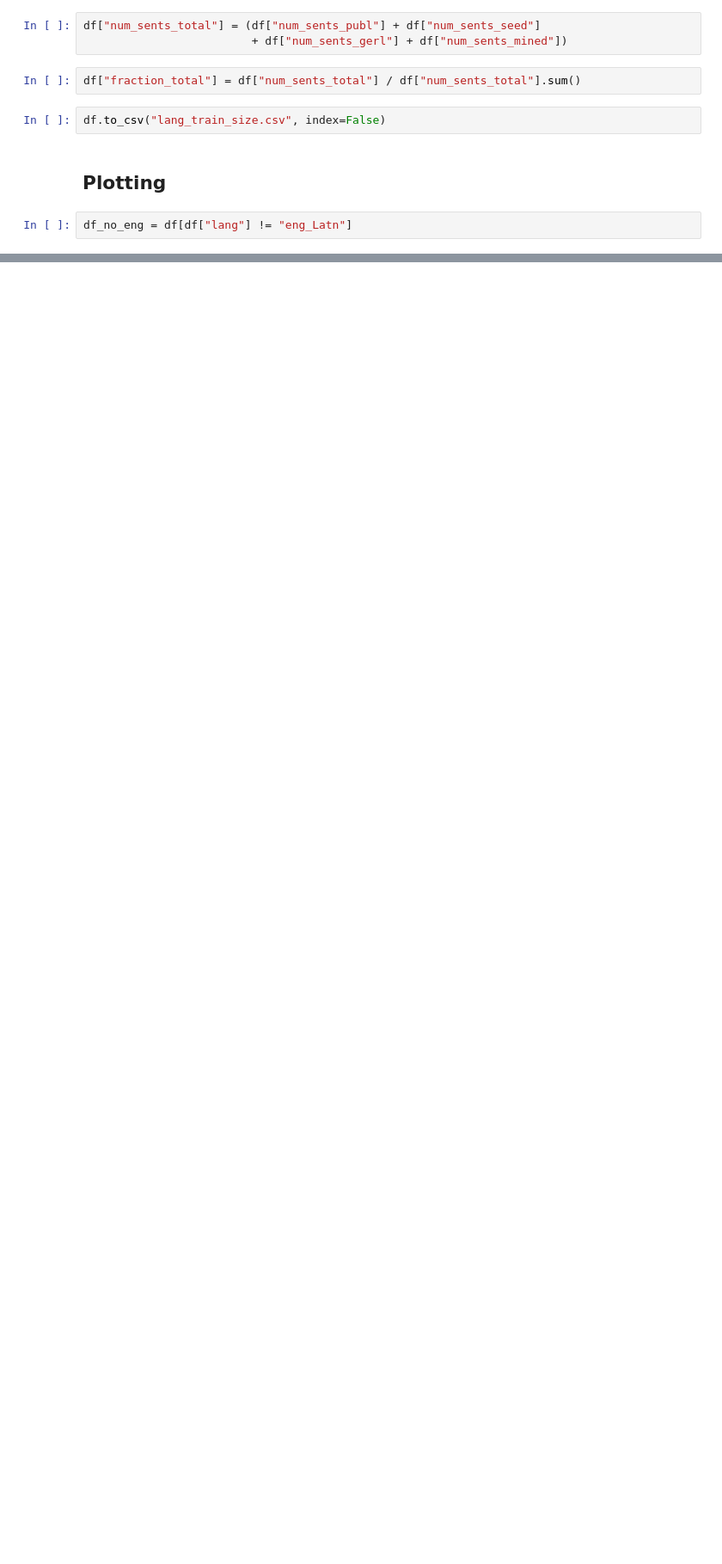
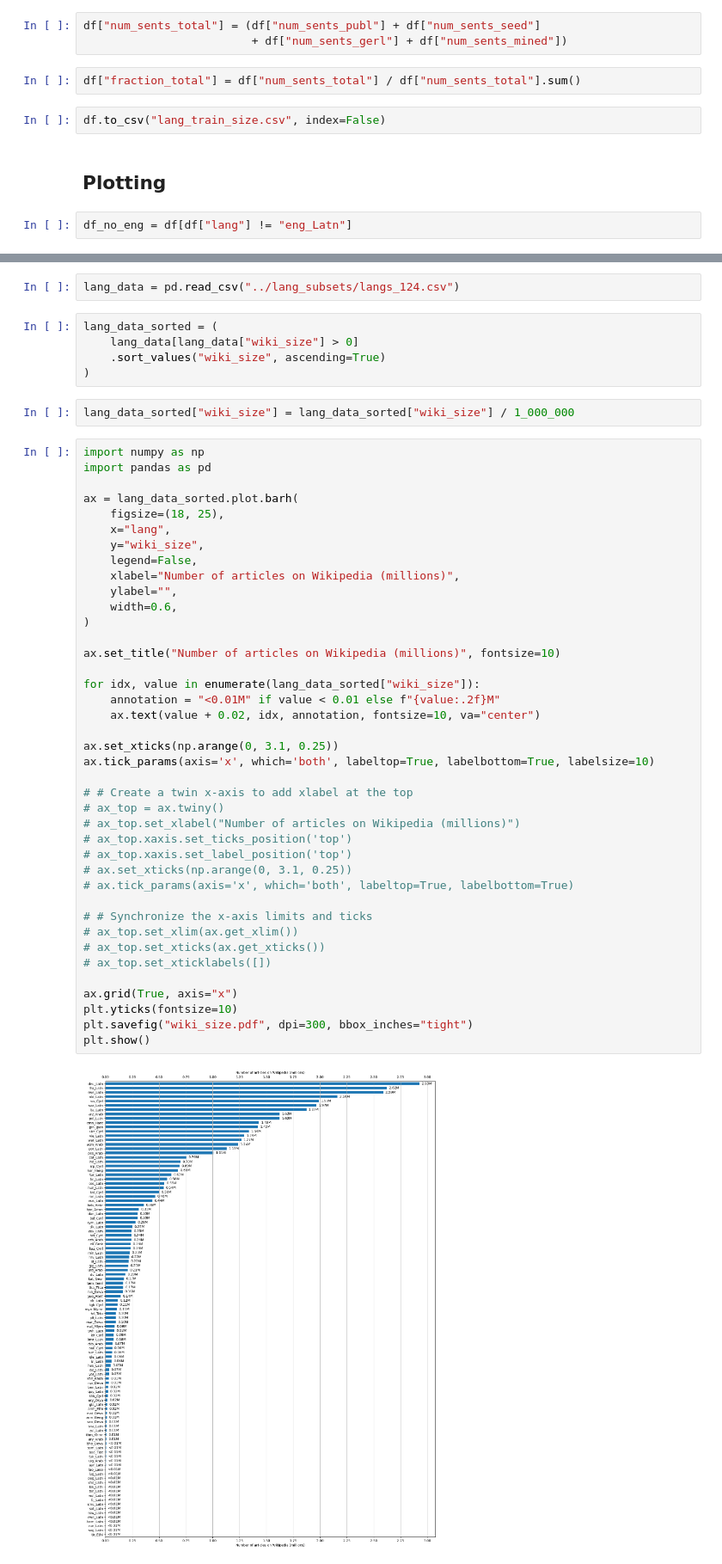
Before and after one commit to v-hirak/explaining-MT-difficulty, a Jupyter notebook: nllb_train_data_estimation/nllb_train_size_estimation.ipynb, the cells around one changed output, grey strips where cells are left out. Shown at 86% size. Saved outputs shown, nothing was run; the diff lists cells and outputs as text; blank space fills up the shorter version.

```diff
--- a/nllb_train_data_estimation/nllb_train_size_estimation.ipynb
+++ b/nllb_train_data_estimation/nllb_train_size_estimation.ipynb
@@ -180,0 +300,51 @@ df_sorted.plot.barh(x="lang", y="fraction_total", figsize=(50, 40), legend=False
+# %%
+lang_data = pd.read_csv("../lang_subsets/langs_124.csv")
+# %%
+lang_data_sorted = (
+    lang_data[lang_data["wiki_size"] > 0]
+    .sort_values("wiki_size", ascending=True)
+)
+# %%
+lang_data_sorted["wiki_size"] = lang_data_sorted["wiki_size"] / 1_000_000
+# %%
+import numpy as np
+import pandas as pd
+
+ax = lang_data_sorted.plot.barh(
+    figsize=(18, 25),
+    x="lang",
+    y="wiki_size",
+    legend=False,
+    xlabel="Number of articles on Wikipedia (millions)",
+    ylabel="",
+    width=0.6,
+)
+
+ax.set_title("Number of articles on Wikipedia (millions)", fontsize=10)
+
+for idx, value in enumerate(lang_data_sorted["wiki_size"]):
+    annotation = "<0.01M" if value < 0.01 else f"{value:.2f}M"
+    ax.text(value + 0.02, idx, annotation, fontsize=10, va="center")
+
+ax.set_xticks(np.arange(0, 3.1, 0.25))
+ax.tick_params(axis='x', which='both', labeltop=True, labelbottom=True, labelsize=10)
+
+# # Create a twin x-axis to add xlabel at the top
+# ax_top = ax.twiny()
+# ax_top.set_xlabel("Number of articles on Wikipedia (millions)")
+# ax_top.xaxis.set_ticks_position('top')
+# ax_top.xaxis.set_label_position('top')
+# ax.set_xticks(np.arange(0, 3.1, 0.25))
+# ax.tick_params(axis='x', which='both', labeltop=True, labelbottom=True)
+
+# # Synchronize the x-axis limits and ticks
+# ax_top.set_xlim(ax.get_xlim())
+# ax_top.set_xticks(ax.get_xticks())
+# ax_top.set_xticklabels([])
+
+ax.grid(True, axis="x")
+plt.yticks(fontsize=10)
+plt.savefig("wiki_size.pdf", dpi=300, bbox_inches="tight")
+plt.show()
+# %% [output]
+[figure, added]
```
Also changed, not shown: parts of 20 cells of this notebook, 17 other files.
